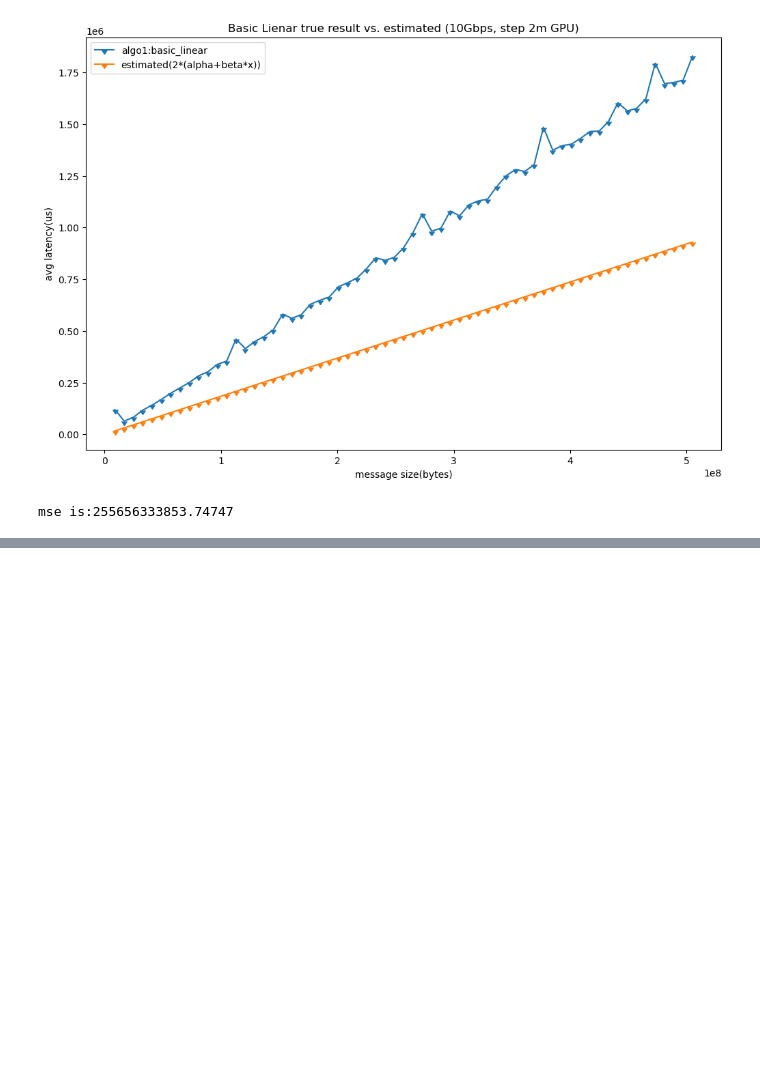
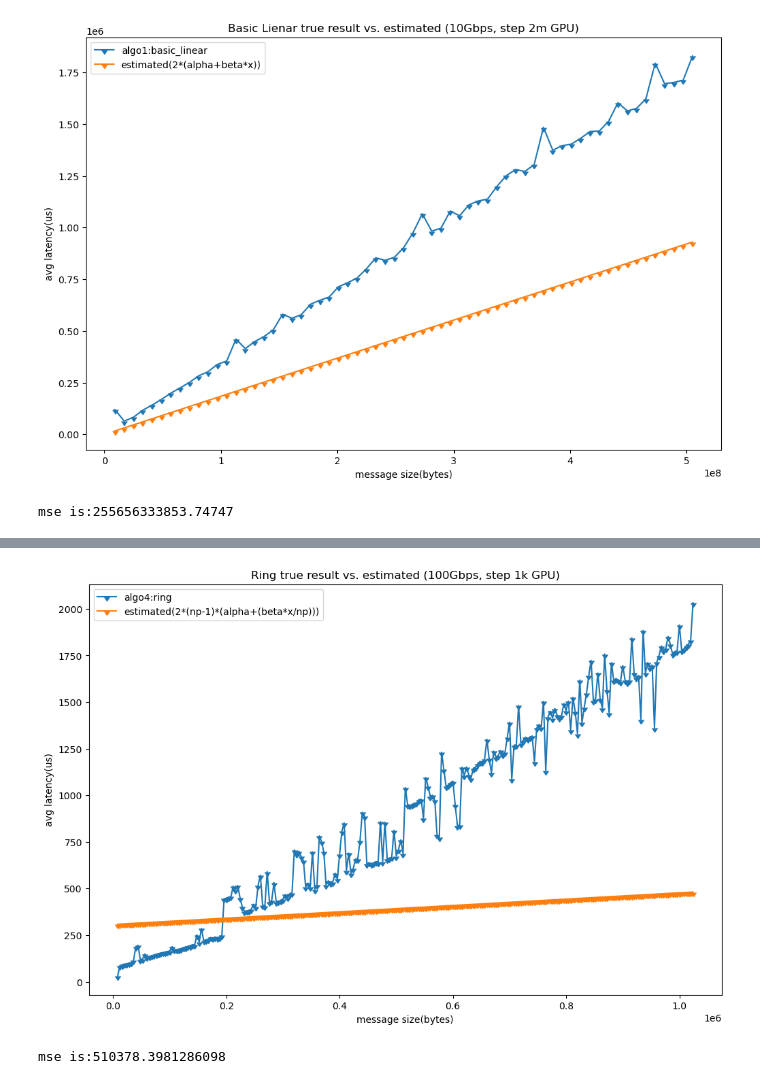
Before and after one commit to dexhunter/allreduce-experiments, a Jupyter notebook: visualize(gpus).ipynb, the cells around one changed output, grey strips where cells are left out. Cells and saved outputs as stored; diff of their text form; code cells hidden in the pictures; blank space fills up the shorter version.

```diff
--- a/visualize(gpus).ipynb
+++ b/visualize(gpus).ipynb
@@ -727,0 +866,40 @@ mse is:267132521933.6636
+# %%
+
+
+x, y1 = read_algo_with_head('data/gpus/100g-16cpu-algo4-step1k.txt')
+
+
+plt.title('Ring true result vs. estimated (100Gbps, step 1k GPU)')
+plt.xlabel('message size(bytes)')
+plt.ylabel('avg latency(us)')
+
+plt.plot(x, y1, label='algo4:ring', marker=11)
+
+
+# plt.legend()
+# plt.show()
+
+
+alpha = intercept
+beta = slope
+
+
+# # reduce+braodcast
+# # x2 = [2**x for x in range(2,29)]
+# y2 = 2*(alpha+beta*x) # ignore computational cost per byte (+ np*message_size*gamma)
+num_processes=16
+
+# ring
+y2 = 2 * (num_processes-1) * (alpha+(x*beta)/num_processes) # ingore (num_processes-1)*(x*gamma/num_processes)
+
+# plt.plot(x, y2, label='estimated', marker=11)
+plt.plot(x, y2, label='estimated(2*(np-1)*(alpha+(beta*x/np)))', marker=11)
+plt.legend()
+
+plt.show()
+
+mse = np.square(np.subtract(y1,y2)).mean()
+print('mse is:'+str(mse))
+# %% [output]
+[figure, added]
+mse is:510378.3981286098
```
Also changed, not shown: parts of 9 cells of this notebook, 5 other files.
